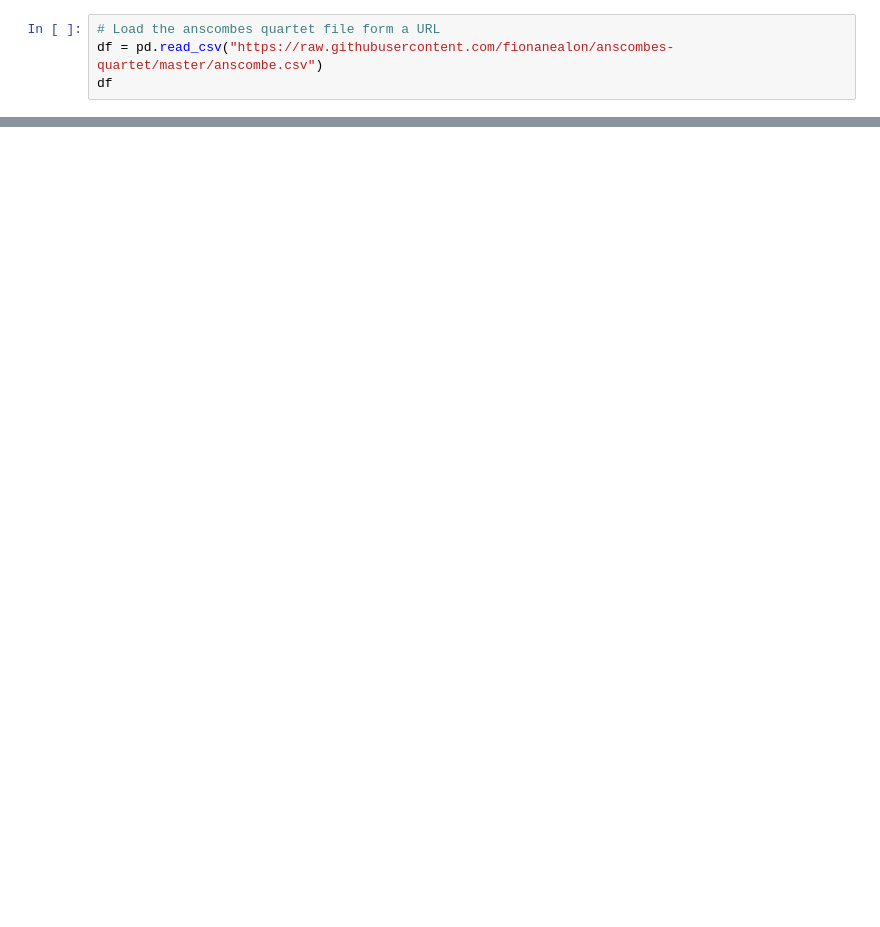
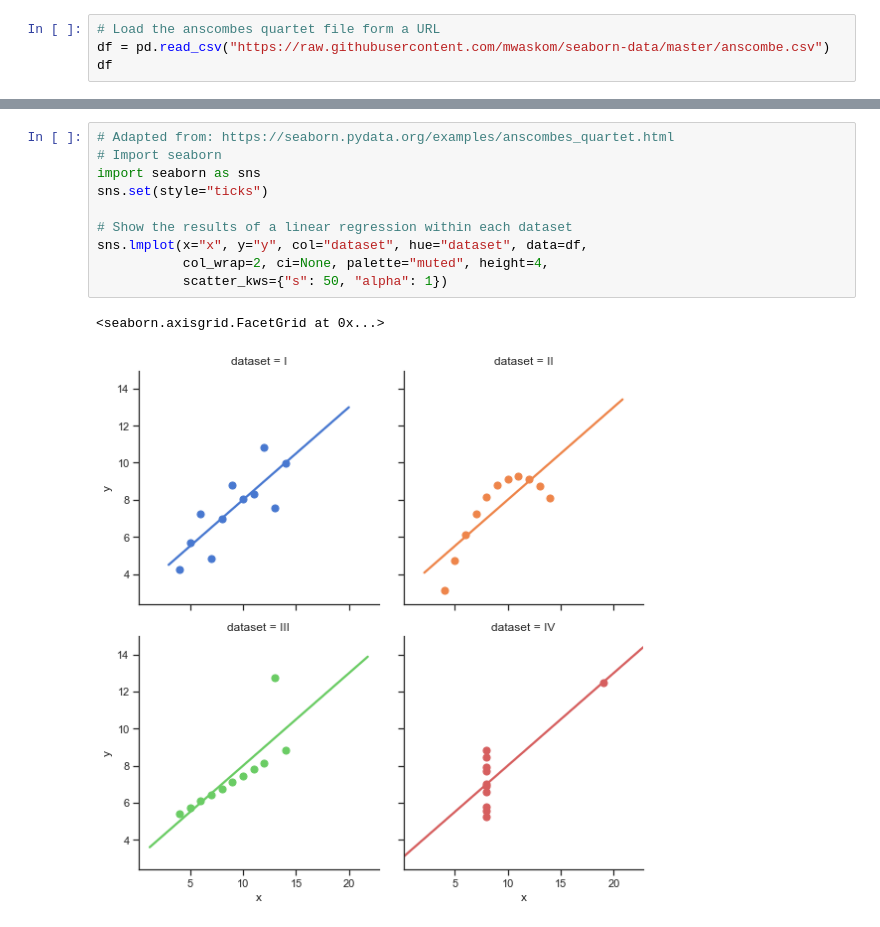
Before and after one commit to fionanealon/anscombes-quartet, a Jupyter notebook: anscombes-quartet.ipynb, the cells around one changed output, grey strips where cells are left out. Drawn from its saved outputs; the diff is of its cells as text; blank space fills up the shorter version.

Commit message:
update to plot and statistics

```diff
--- a/anscombes-quartet.ipynb
+++ b/anscombes-quartet.ipynb
@@ -4,6 +9,6 @@ import pandas as pd
 # %%
 # Load the anscombes quartet file form a URL
-df = pd.read_csv("https://raw.githubusercontent.com/fionanealon/anscombes-quartet/master/anscombe.csv")
+df = pd.read_csv("https://raw.githubusercontent.com/mwaskom/seaborn-data/master/anscombe.csv")
 df
 # %% [output]
 |  | dataset | x | y |
@@ -25,0 +31,13 @@ df
+# %%
+# Adapted from: https://seaborn.pydata.org/examples/anscombes_quartet.html
+# Import seaborn
+import seaborn as sns
+sns.set(style="ticks")
+
+# Show the results of a linear regression within each dataset
+sns.lmplot(x="x", y="y", col="dataset", hue="dataset", data=df,
+           col_wrap=2, ci=None, palette="muted", height=4,
+           scatter_kws={"s": 50, "alpha": 1})
+# %% [output]
+<seaborn.axisgrid.FacetGrid at 0x...>
+[figure, added]
```
Also changed, not shown: parts of 16 cells of this notebook.
